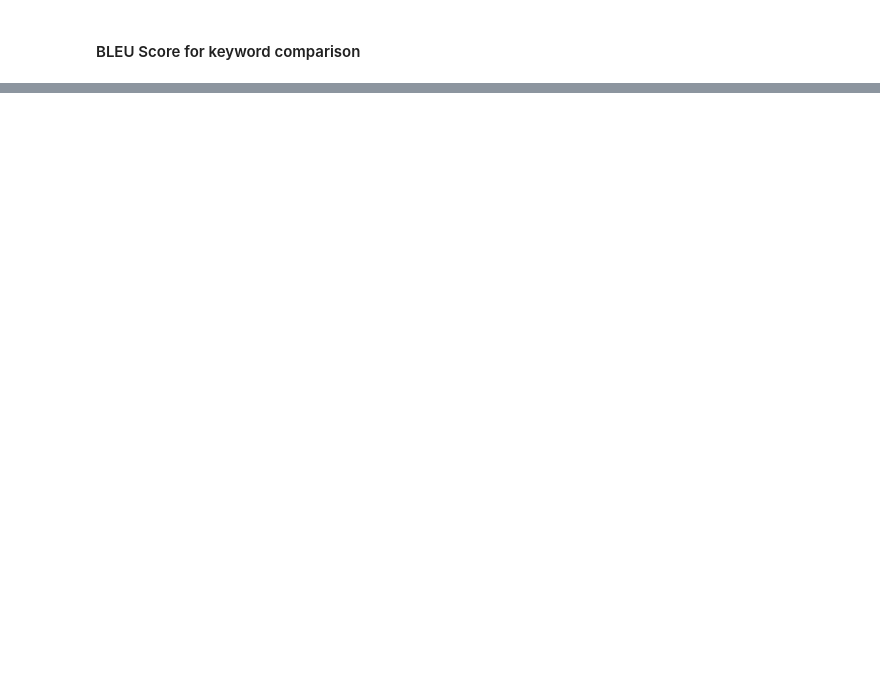
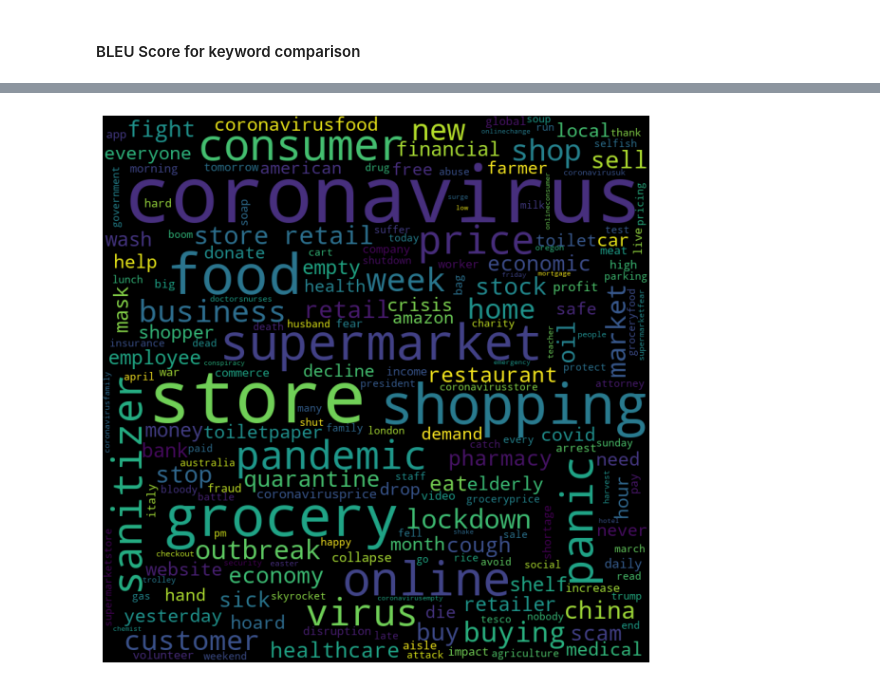
Before and after one commit to kingjosephm/text_keyword_summary, a Jupyter notebook: text_keyword_topics.ipynb, the cells around one changed output, grey strips where cells are left out. Drawn from its saved outputs; the diff is of its cells as text; code cells hidden in the pictures; blank space fills up the shorter version.

```diff
--- a/text_keyword_topics.ipynb
+++ b/text_keyword_topics.ipynb
@@ -410,0 +421,5 @@ plt.show()
+# %%
+kwds = []
+for i in range(len(processed)):
+    kwds += processed['bert_keywords'].iloc[i]
+pd.Series(kwds).value_counts()[:10]
@@ -410,0 +438,16 @@ plt.show()
+# %%
+kwds = ''
+for i in range(len(processed)):
+    kwds += ' '.join(processed['bert_keywords'].iloc[i])
+# %%
+from wordcloud import WordCloud
+wordcloud = WordCloud(width=800, height=800, background_color='black', min_font_size=10).generate(kwds)
+# %%
+plt.figure(figsize = (8, 8), facecolor = None)
+plt.imshow(wordcloud)
+plt.axis("off")
+plt.tight_layout(pad = 0)
+
+plt.show()
+# %% [output]
+[figure, added]
```
Also changed, not shown: parts of 23 cells of this notebook.
